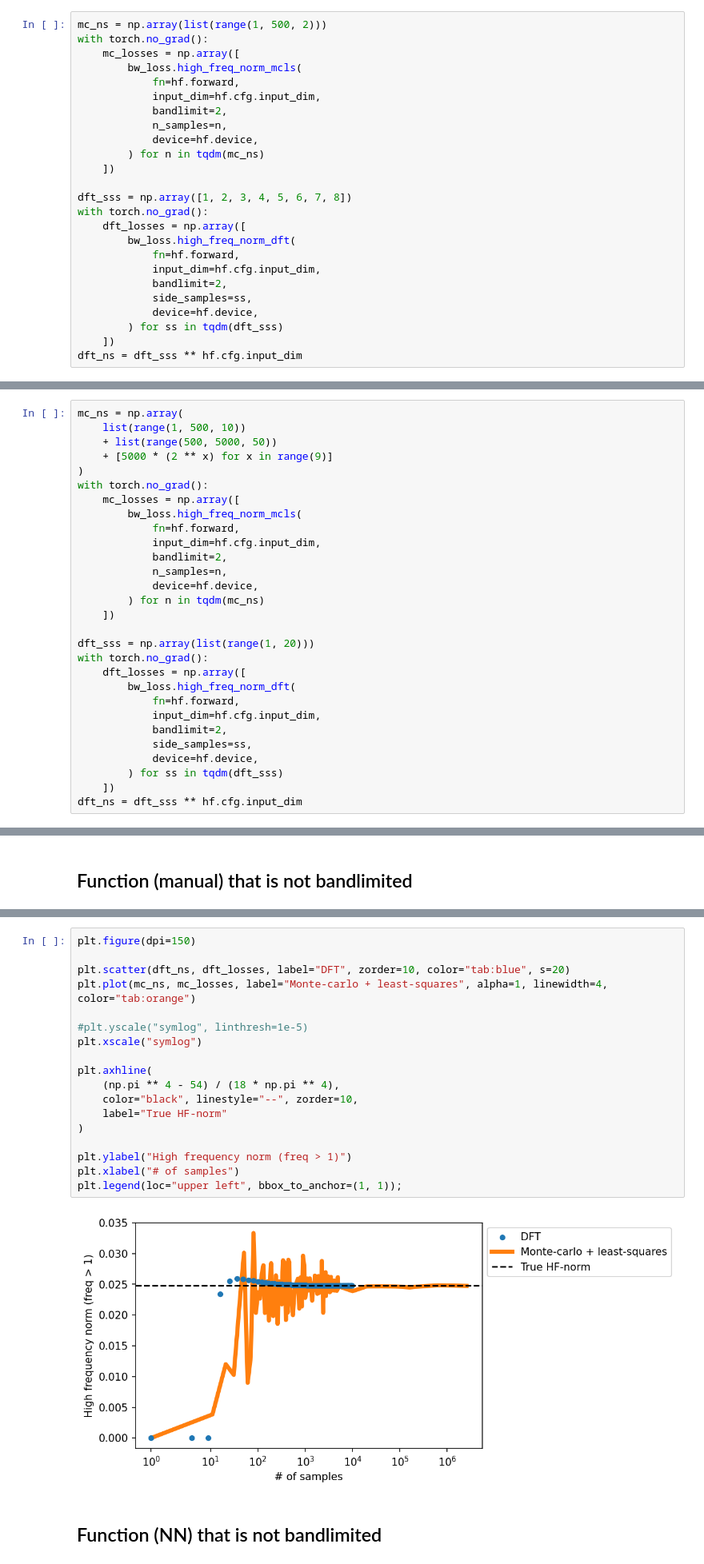
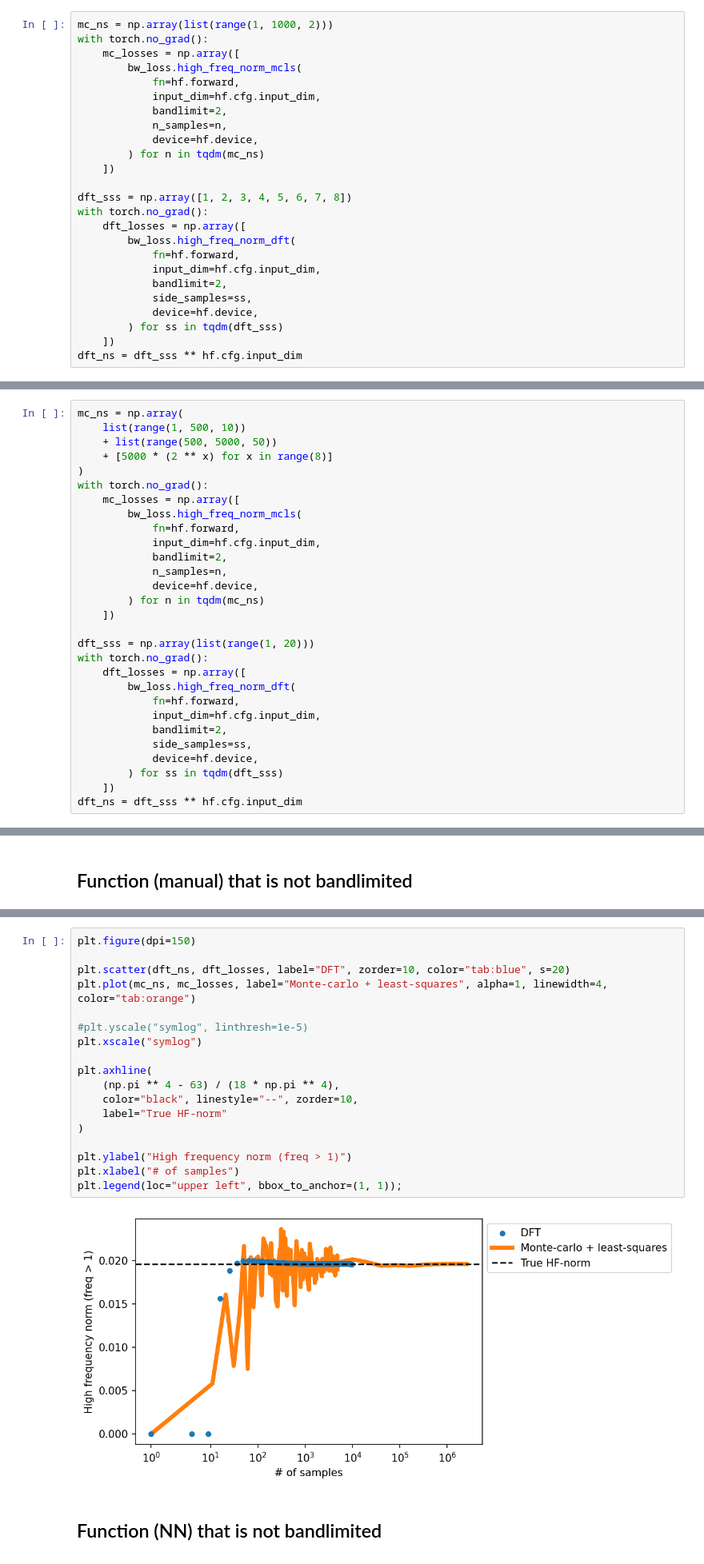
Before and after one commit to ed1d1a8d/scaling, a Jupyter notebook: notebooks/bw-loss-analysis-v1.ipynb, the cells around one changed output, grey strips where cells are left out. Shown at 80% size. Saved outputs shown, nothing was run; the diff lists cells and outputs as text.

```diff
--- a/notebooks/bw-loss-analysis-v1.ipynb
+++ b/notebooks/bw-loss-analysis-v1.ipynb
@@ -56,5 +56,5 @@ hf.viz_2d(side_samples=512, pad=(1,1), value=0.9)
 # %%
-mc_ns = np.array(list(range(1, 500, 2)))
+mc_ns = np.array(list(range(1, 1000, 2)))
 with torch.no_grad():
     mc_losses = np.array([
         bw_loss.high_freq_norm_mcls(
@@ -122,7 +122,7 @@ tensor([2.6226, 5.4167, 2.5809, 5.1398, 5.0061])
 mc_ns = np.array(
     list(range(1, 500, 10))
     + list(range(500, 5000, 50))
-    + [5000 * (2 ** x) for x in range(9)]
+    + [5000 * (2 ** x) for x in range(8)]
 )
 with torch.no_grad():
     mc_losses = np.array([
@@ -210,23 +210,23 @@ dft_ns = dft_sss ** DIM
 # %%
 plt.figure(dpi=150)
 
 plt.scatter(dft_ns, dft_losses, label="DFT", zorder=10, color="tab:blue", s=20)
 plt.plot(mc_ns, mc_losses, label="Monte-carlo + least-squares", alpha=1, linewidth=4, color="tab:orange")
 
 #plt.yscale("symlog", linthresh=1e-5)
 plt.xscale("symlog")
 
 plt.axhline(
-    (np.pi ** 4 - 54) / (18 * np.pi ** 4),
+    (np.pi ** 4 - 63) / (18 * np.pi ** 4),
     color="black", linestyle="--", zorder=10,
     label="True HF-norm"
 )
 
 plt.ylabel("High frequency norm (freq > 1)")
 plt.xlabel("# of samples")
 plt.legend(loc="upper left", bbox_to_anchor=(1, 1));
 # %% [output]
-[figure, old version]
+[figure, new version]
 # %% [markdown]
 ## Function (NN) that is not bandlimited
 # %%
```
Also changed, not shown: parts of 9 cells of this notebook, 4 other files.
